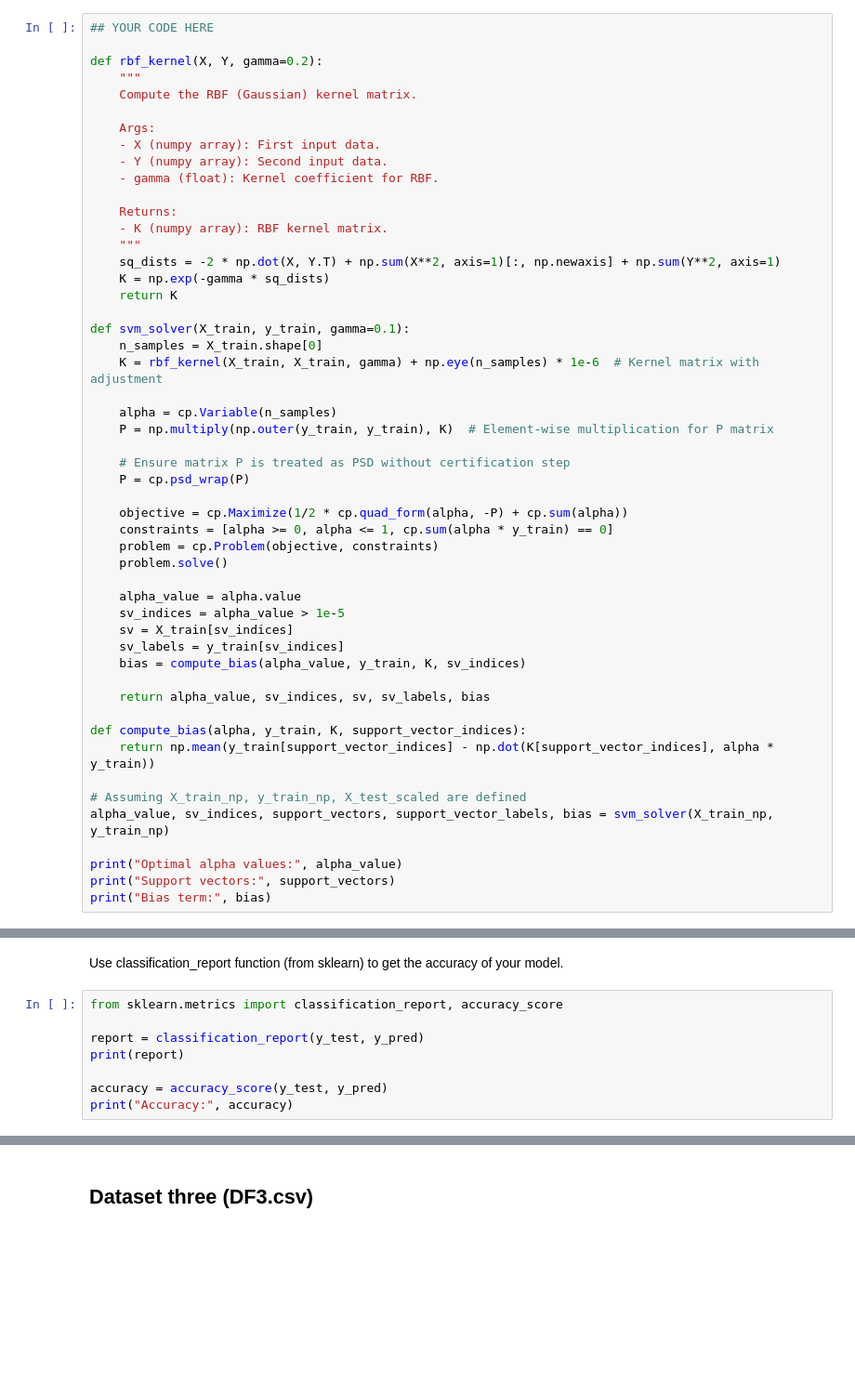
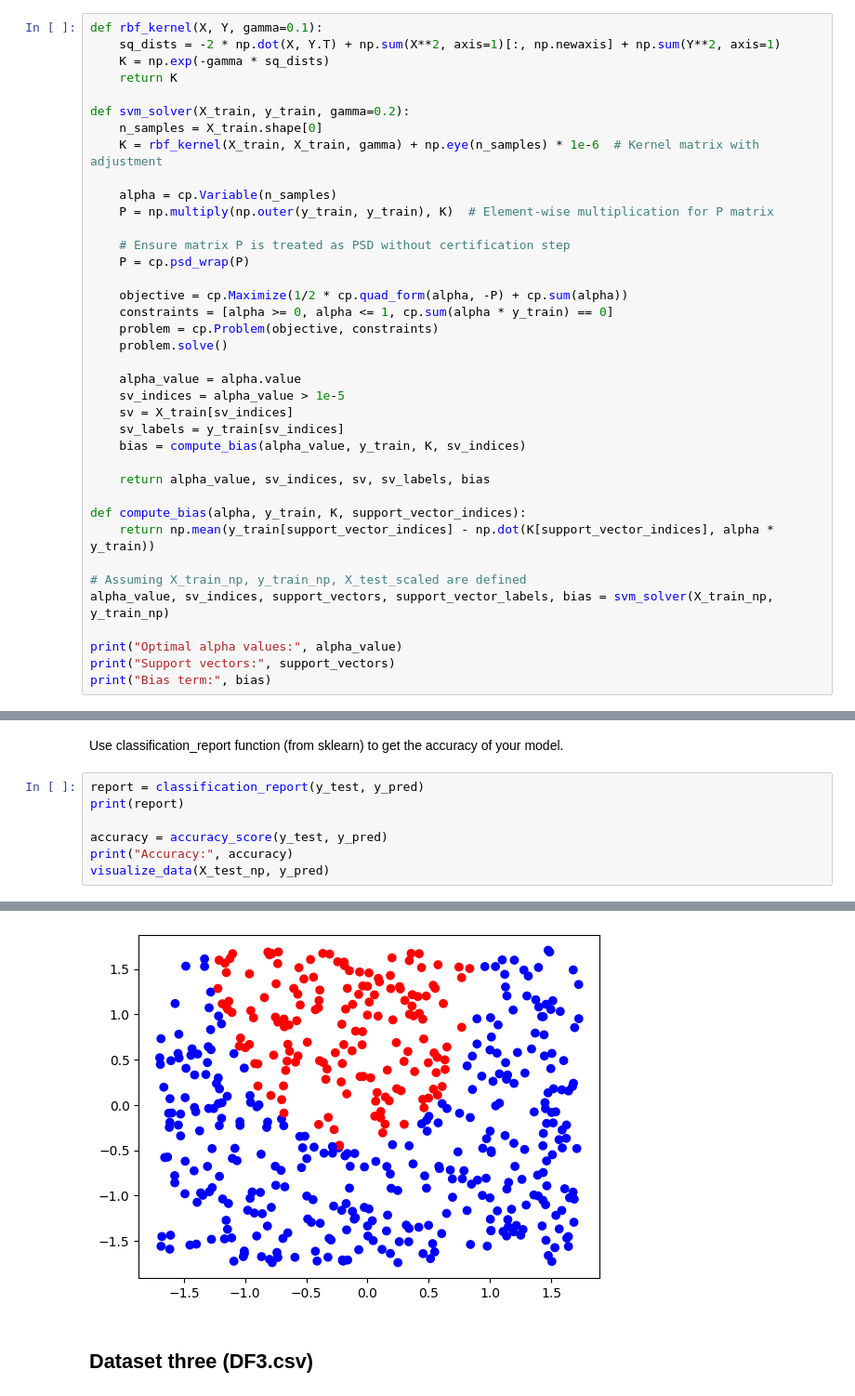
Before and after one commit to mohammadKazzazi/IML_CHW_3, a Jupyter notebook: SVM.ipynb, the cells around one changed output, grey strips where cells are left out. Shown at 93% size. Saved outputs shown, nothing was run; the diff lists cells and outputs as text; blank space fills up the shorter version.

```diff
--- a/SVM.ipynb
+++ b/SVM.ipynb
@@ -381,25 +379,12 @@ print(X_train_scaled.shape, X_test_scaled.shape, y_train.shape, y_test.shape)
 # %% [markdown]
 Use CVXPY to solve the dual problem with the appropriate kernel using the training set.
 # %%
-## YOUR CODE HERE
-
-def rbf_kernel(X, Y, gamma=0.2):
-    """
-    Compute the RBF (Gaussian) kernel matrix.
-
-    Args:
-    - X (numpy array): First input data.
-    - Y (numpy array): Second input data.
-    - gamma (float): Kernel coefficient for RBF.
-
-    Returns:
-    - K (numpy array): RBF kernel matrix.
-    """
+def rbf_kernel(X, Y, gamma=0.1):
     sq_dists = -2 * np.dot(X, Y.T) + np.sum(X**2, axis=1)[:, np.newaxis] + np.sum(Y**2, axis=1)
     K = np.exp(-gamma * sq_dists)
     return K
 
-def svm_solver(X_train, y_train, gamma=0.1):
+def svm_solver(X_train, y_train, gamma=0.2):
     n_samples = X_train.shape[0]
     K = rbf_kernel(X_train, X_train, gamma) + np.eye(n_samples) * 1e-6  # Kernel matrix with adjustment
 
@@ -509,13 +494,12 @@ Predicted class labels: [-1. -1. -1. -1. -1. -1.  1. -1.  1. -1.  1.  1. -1. -1.
 # %% [markdown]
 Use classification_report function (from sklearn) to get the accuracy of your model.
 # %%
-from sklearn.metrics import classification_report, accuracy_score
-
 report = classification_report(y_test, y_pred)
 print(report)
 
 accuracy = accuracy_score(y_test, y_pred)
 print("Accuracy:", accuracy)
+visualize_data(X_test_np, y_pred)
 # %% [output]
               precision    recall  f1-score   support
 
@@ -530,3 +514,4 @@ Accuracy: 0.8931451612903226
+[figure, added]
 # %% [markdown]
 ## Dataset three (DF3.csv)
 # %% [markdown]
```
Also changed, not shown: parts of 9 cells of this notebook, 1 other file.
